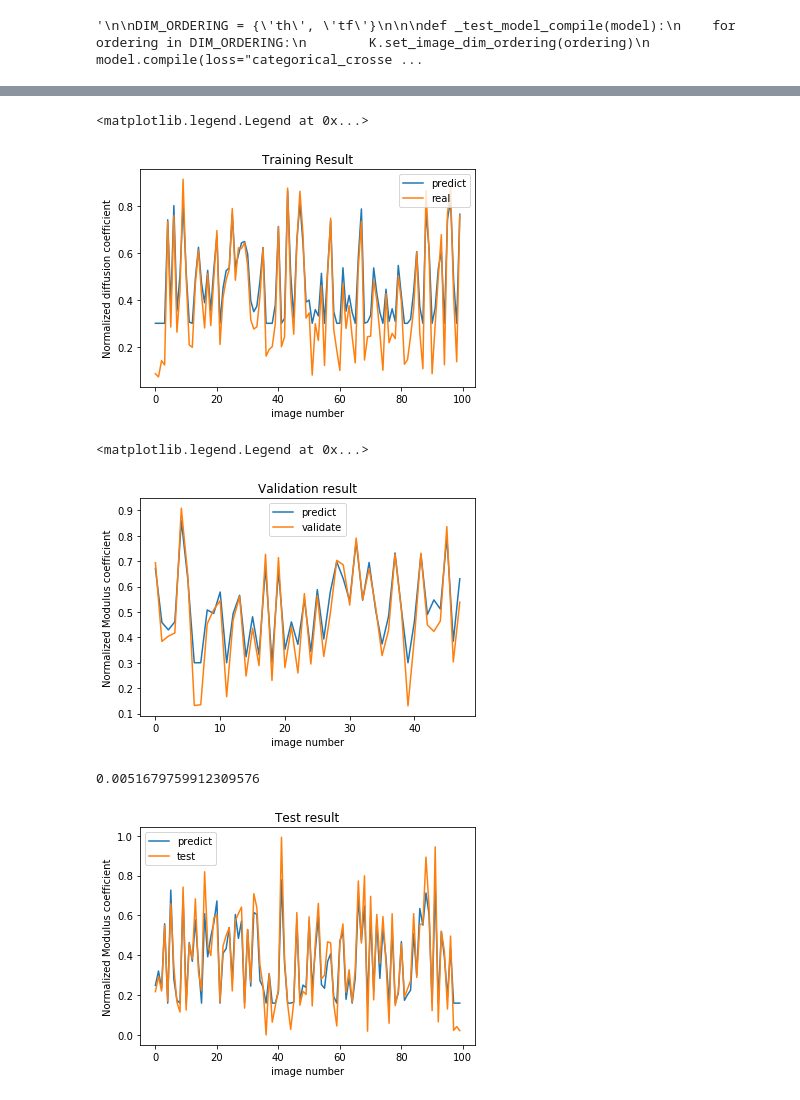
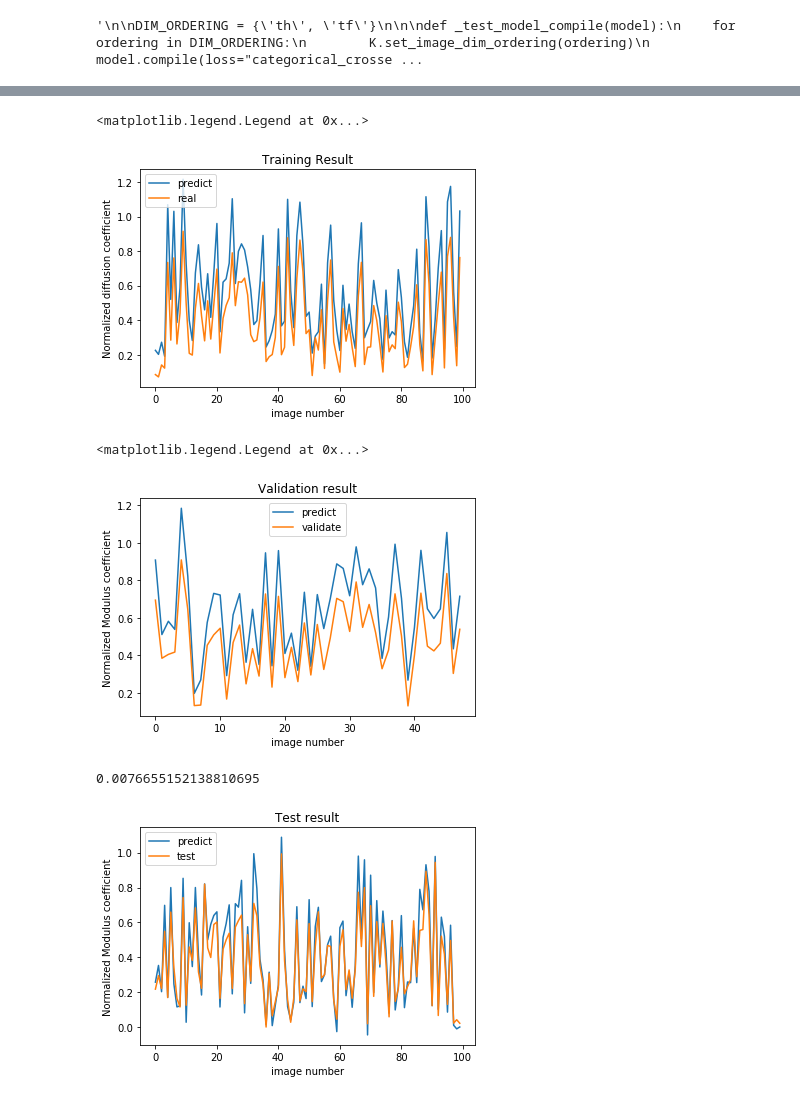
Before and after one commit to aurorlhc/property_test, a Jupyter notebook: resnet_test.ipynb, the cells around one changed output, grey strips where cells are left out. Cells and saved outputs as stored; diff of their text form; code cells hidden in the pictures.

```diff
--- a/resnet_test.ipynb
+++ b/resnet_test.ipynb
@@ -299,8 +312,8 @@ if __name__ == '__main__':
     X_test = X_test.astype('float32')
 
     model = ResnetBuilder.build_resnet_basic((img_rows, img_cols, img_channels), 1)
-    model.compile(loss='mse', optimizer='adam', metrics=['accuracy'])
+    model.compile(loss='mse', optimizer='adam', metrics=['mae'])
 # %%
-model.fit(X_train, Y_train, nb_epoch = 120, batch_size=40, verbose=1, validation_data=(X_val, Y_val))
+model.fit(X_train, Y_train, epochs = 100, batch_size=40, verbose=1, validation_data=(X_val, Y_val))
 # %% [output]
 Train on 720 samples, validate on 48 samples
@@ -324,25 +337,25 @@ Epoch 120/120
 # %%
 import matplotlib.pyplot as plt
 %matplotlib inline
 
 x=[]
 for i in range(100):
     x.append(i)
 
 pred=model.predict(X_train)
 
 fig = plt.figure()
 ax = fig.add_subplot(1,1,1)
-ax.plot(x,pred[0:100]+0.3, label='predict')
+ax.plot(x,pred[0:100], label='predict')
 ax.plot(x,Y_train[0:100],label='real')
 ax.set_title('Training Result')
 ax.set_xlabel('image number')
 ax.set_ylabel('Normalized diffusion coefficient')
 ax.legend(loc='best')
 # plt.savefig('ResNet_train.png', dpi=400)
 # %% [output]
 <matplotlib.legend.Legend at 0x...>
-[figure, old version]
+[figure, new version]
 # %%
 x=[]
 for i in range(48):
@@ -352,7 +365,7 @@ pred=model.predict(X_val)
 
 fig = plt.figure()
 ax = fig.add_subplot(1,1,1)
-ax.plot(x,pred+0.3, label='predict')
+ax.plot(x,pred, label='predict')
 ax.plot(x,Y_val,label='validate')
 ax.set_xlabel('image number')
 ax.set_ylabel('Normalized Modulus coefficient')
@@ -361,7 +374,7 @@ ax.legend(loc='best')
 # plt.savefig('ResNet_prediction.png', dpi=400)
 # %% [output]
 <matplotlib.legend.Legend at 0x...>
-[figure, old version]
+[figure, new version]
 # %%
 x=[]
 for i in range(100):
@@ -371,7 +384,7 @@ pred=model.predict(X_test)
 
 fig = plt.figure()
 ax = fig.add_subplot(1,1,1)
-ax.plot(x,pred[:100]+0.16, label='predict')
+ax.plot(x,pred[:100]-0.2, label='predict')
 ax.plot(x,Y_test[:100],label='test')
 ax.set_xlabel('image number')
 ax.set_ylabel('Normalized Modulus coefficient')
@@ -379,9 +392,9 @@ ax.set_title('Test result')
 ax.legend(loc='best')
 # plt.savefig('ResNet_prediction.png', dpi=400)
 
-mean_squared_error(Y_test, pred+0.16)
+mean_squared_error(Y_test, pred-0.2)
 # %% [output]
-0.0051679759912309576
+0.0076655152138810695
-[figure, old version]
+[figure, new version]
 # %%
 model.summary()
```
Also changed, not shown: parts of 3 cells of this notebook.
